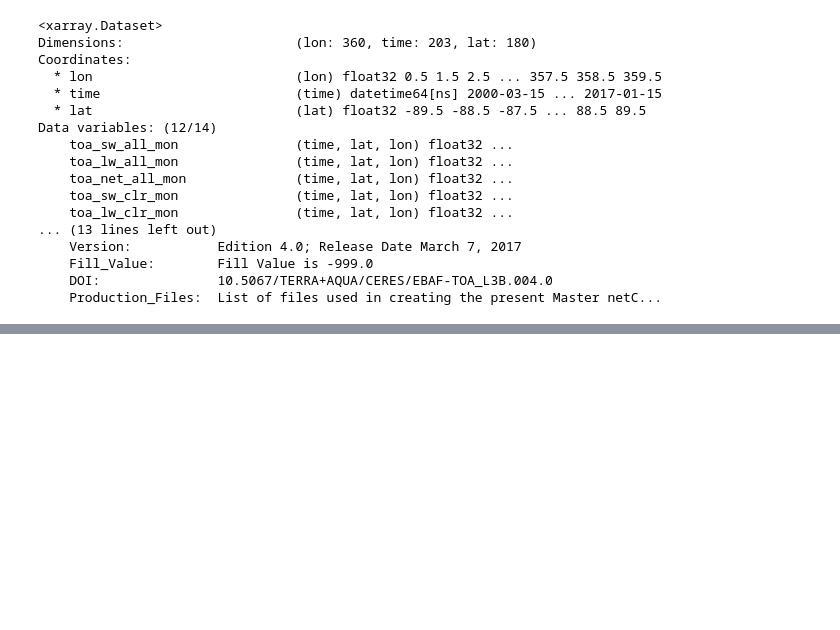
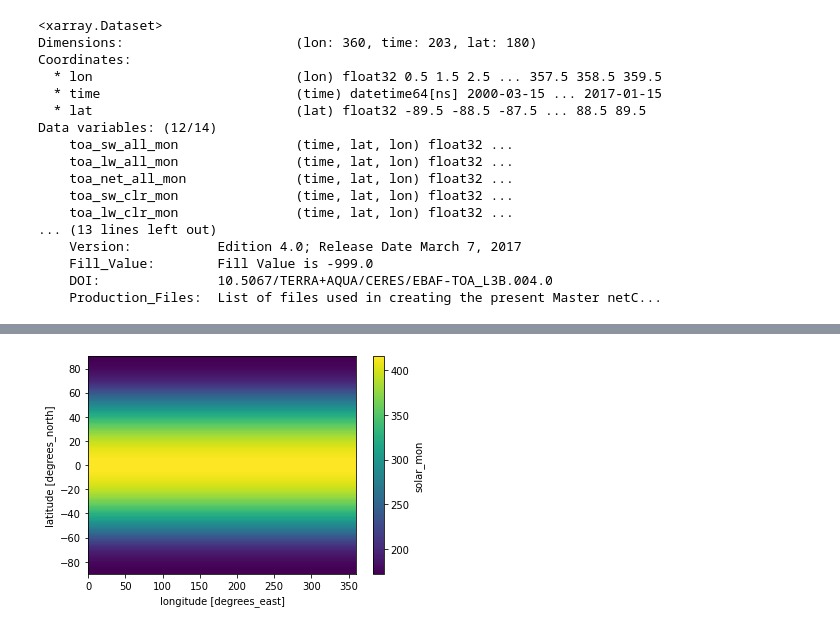
Before and after one commit to mzmzia/ese-5023, a Jupyter notebook: PS3.ipynb, the cells around one changed output, grey strips where cells are left out. Saved outputs shown, nothing was run; the diff lists cells and outputs as text; code cells hidden in the pictures; blank space fills up the shorter version.

```diff
--- a/PS3.ipynb
+++ b/PS3.ipynb
@@ -145,0 +160,4 @@ ax4 = d.toa_net_all_mon.mean(dim='time').plot()
+# %%
+ax3 = d.solar_mon.mean(dim='time').plot()
+# %% [output]
+[figure, added]
```
Also changed, not shown: parts of 4 cells of this notebook.
